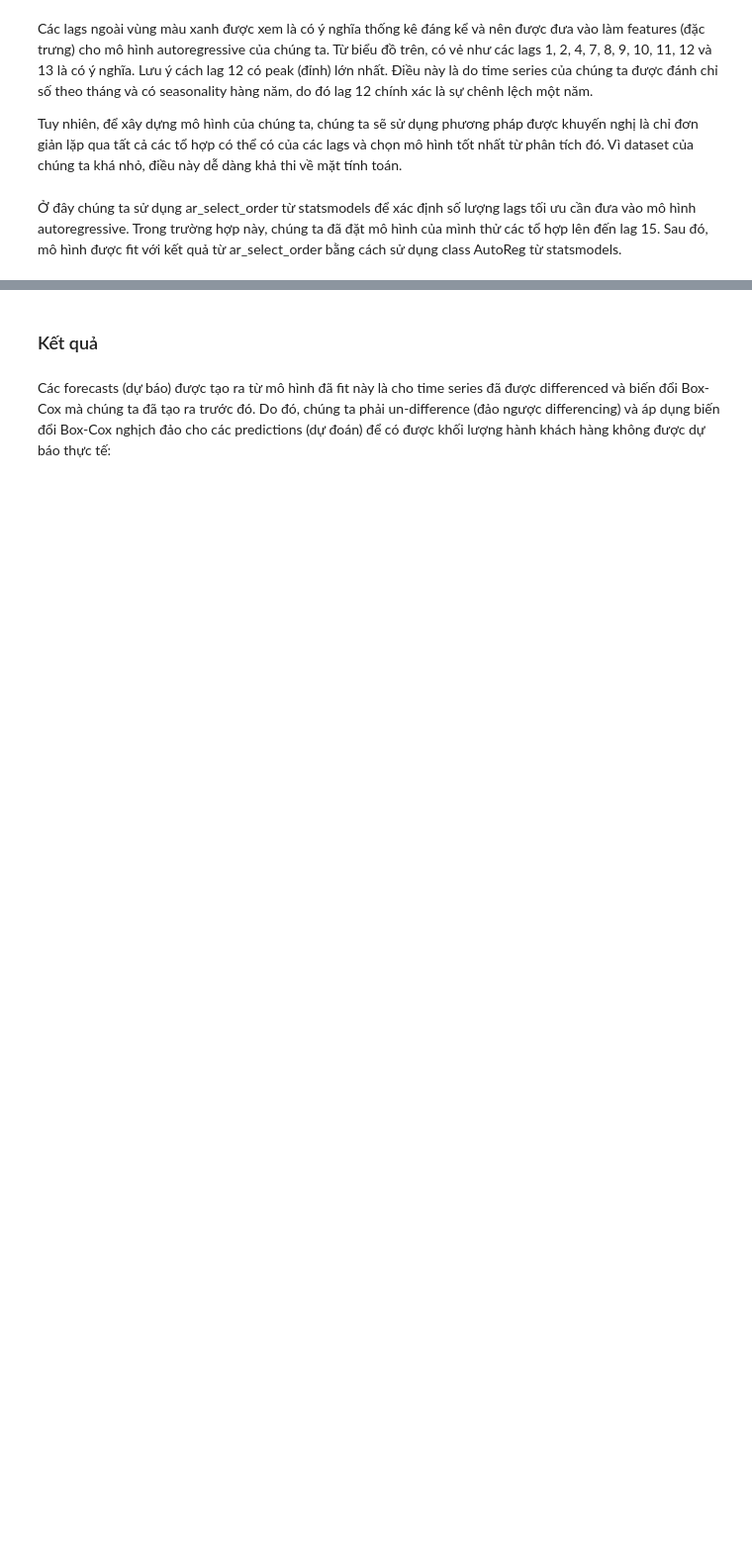
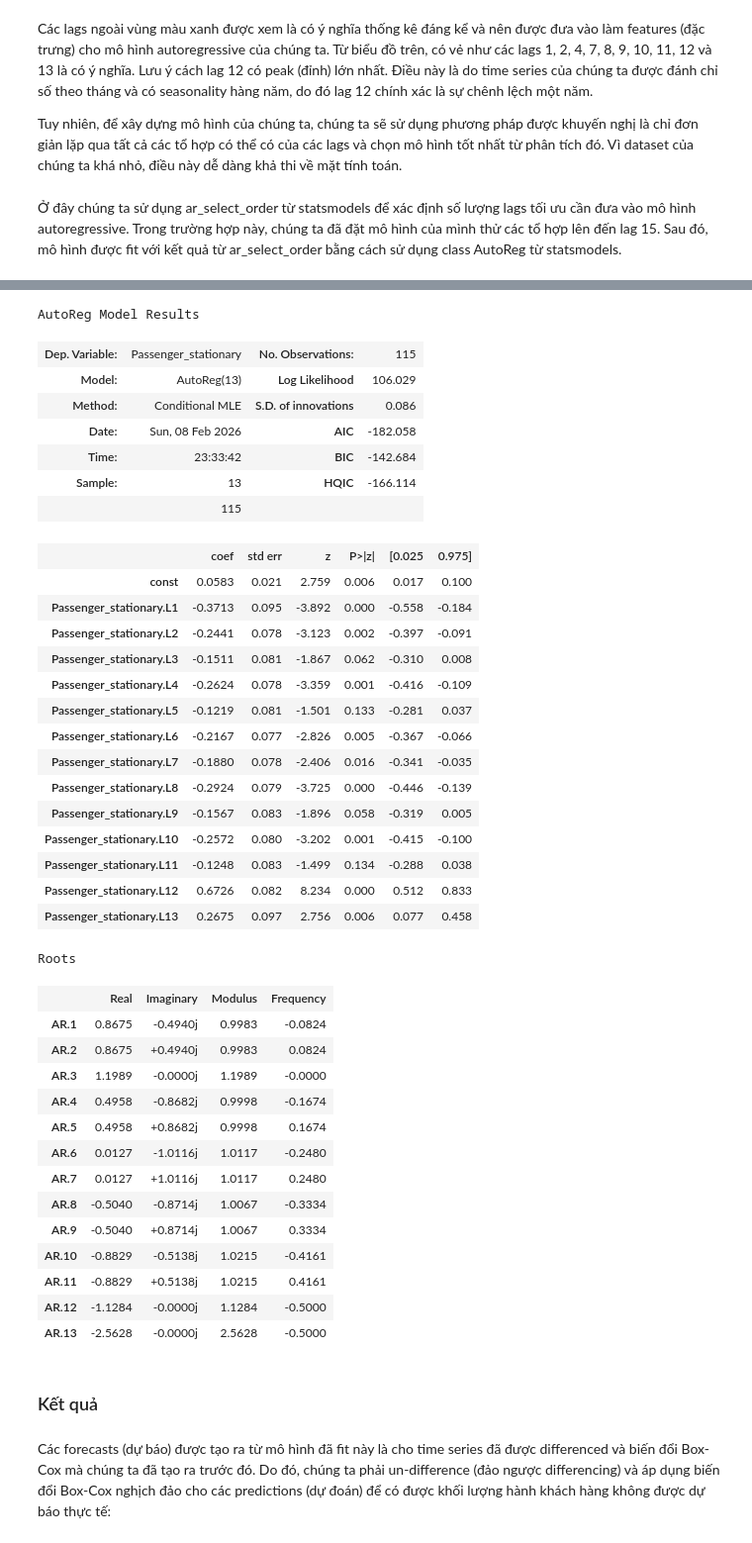
Before and after one commit to NKDuyennn/Project_data_science, a Jupyter notebook: Time-series-crash-course/15. Autoregression.ipynb, the cells around one changed output, grey strips where cells are left out. Shown at 99% size. Drawn from its saved outputs; the diff is of its cells as text; code cells hidden in the pictures; blank space fills up the shorter version.

```diff
--- a/Time-series-crash-course/15. Autoregression.ipynb
+++ b/Time-series-crash-course/15. Autoregression.ipynb
@@ -132,3 +127,44 @@ An unsupported index was provided and will be ignored when e.g. forecasting.
+# %%
+model.summary()
+# %% [output]
+AutoReg Model Results
+| Dep. Variable: | Passenger_stationary | No. Observations: | 115 |
+| Model: | AutoReg(13) | Log Likelihood | 106.029 |
+| Method: | Conditional MLE | S.D. of innovations | 0.086 |
+| Date: | Sun, 08 Feb 2026 | AIC | -182.058 |
+| Time: | 23:33:42 | BIC | -142.684 |
+| Sample: | 13 | HQIC | -166.114 |
+|  | 115 |  |  |
+|  | coef | std err | z | P>|z| | [0.025 | 0.975] |
+| const | 0.0583 | 0.021 | 2.759 | 0.006 | 0.017 | 0.100 |
+| Passenger_stationary.L1 | -0.3713 | 0.095 | -3.892 | 0.000 | -0.558 | -0.184 |
+| Passenger_stationary.L2 | -0.2441 | 0.078 | -3.123 | 0.002 | -0.397 | -0.091 |
+| Passenger_stationary.L3 | -0.1511 | 0.081 | -1.867 | 0.062 | -0.310 | 0.008 |
+| Passenger_stationary.L4 | -0.2624 | 0.078 | -3.359 | 0.001 | -0.416 | -0.109 |
+| Passenger_stationary.L5 | -0.1219 | 0.081 | -1.501 | 0.133 | -0.281 | 0.037 |
+| Passenger_stationary.L6 | -0.2167 | 0.077 | -2.826 | 0.005 | -0.367 | -0.066 |
+| Passenger_stationary.L7 | -0.1880 | 0.078 | -2.406 | 0.016 | -0.341 | -0.035 |
+| Passenger_stationary.L8 | -0.2924 | 0.079 | -3.725 | 0.000 | -0.446 | -0.139 |
+| Passenger_stationary.L9 | -0.1567 | 0.083 | -1.896 | 0.058 | -0.319 | 0.005 |
+| Passenger_stationary.L10 | -0.2572 | 0.080 | -3.202 | 0.001 | -0.415 | -0.100 |
+| Passenger_stationary.L11 | -0.1248 | 0.083 | -1.499 | 0.134 | -0.288 | 0.038 |
+| Passenger_stationary.L12 | 0.6726 | 0.082 | 8.234 | 0.000 | 0.512 | 0.833 |
+| Passenger_stationary.L13 | 0.2675 | 0.097 | 2.756 | 0.006 | 0.077 | 0.458 |
+Roots
+|  | Real | Imaginary | Modulus | Frequency |
+| AR.1 | 0.8675 | -0.4940j | 0.9983 | -0.0824 |
+| AR.2 | 0.8675 | +0.4940j | 0.9983 | 0.0824 |
+| AR.3 | 1.1989 | -0.0000j | 1.1989 | -0.0000 |
+| AR.4 | 0.4958 | -0.8682j | 0.9998 | -0.1674 |
+| AR.5 | 0.4958 | +0.8682j | 0.9998 | 0.1674 |
+| AR.6 | 0.0127 | -1.0116j | 1.0117 | -0.2480 |
+| AR.7 | 0.0127 | +1.0116j | 1.0117 | 0.2480 |
+| AR.8 | -0.5040 | -0.8714j | 1.0067 | -0.3334 |
+| AR.9 | -0.5040 | +0.8714j | 1.0067 | 0.3334 |
+| AR.10 | -0.8829 | -0.5138j | 1.0215 | -0.4161 |
+| AR.11 | -0.8829 | +0.5138j | 1.0215 | 0.4161 |
+| AR.12 | -1.1284 | -0.0000j | 1.1284 | -0.5000 |
+| AR.13 | -2.5628 | -0.0000j | 2.5628 | -0.5000 |
 # %% [markdown]
 ### Kết quả
 # %% [markdown]
```
Also changed, not shown: parts of 6 cells of this notebook, 2 other files.
